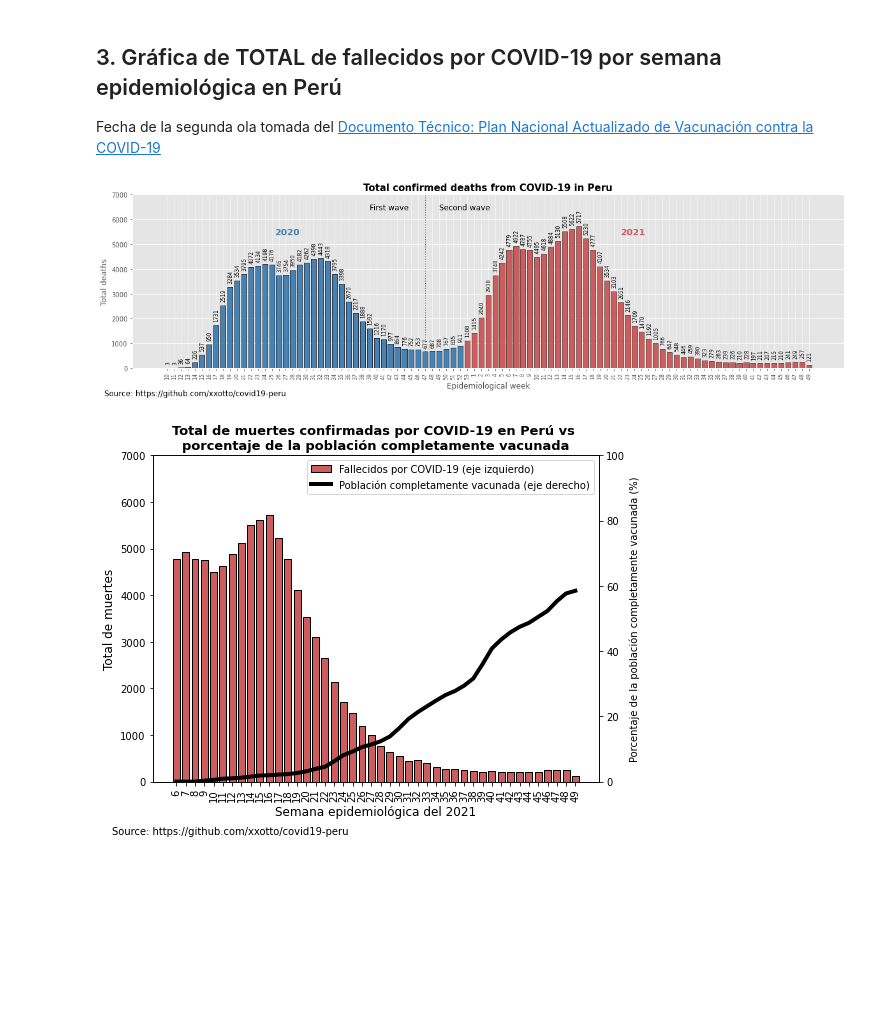
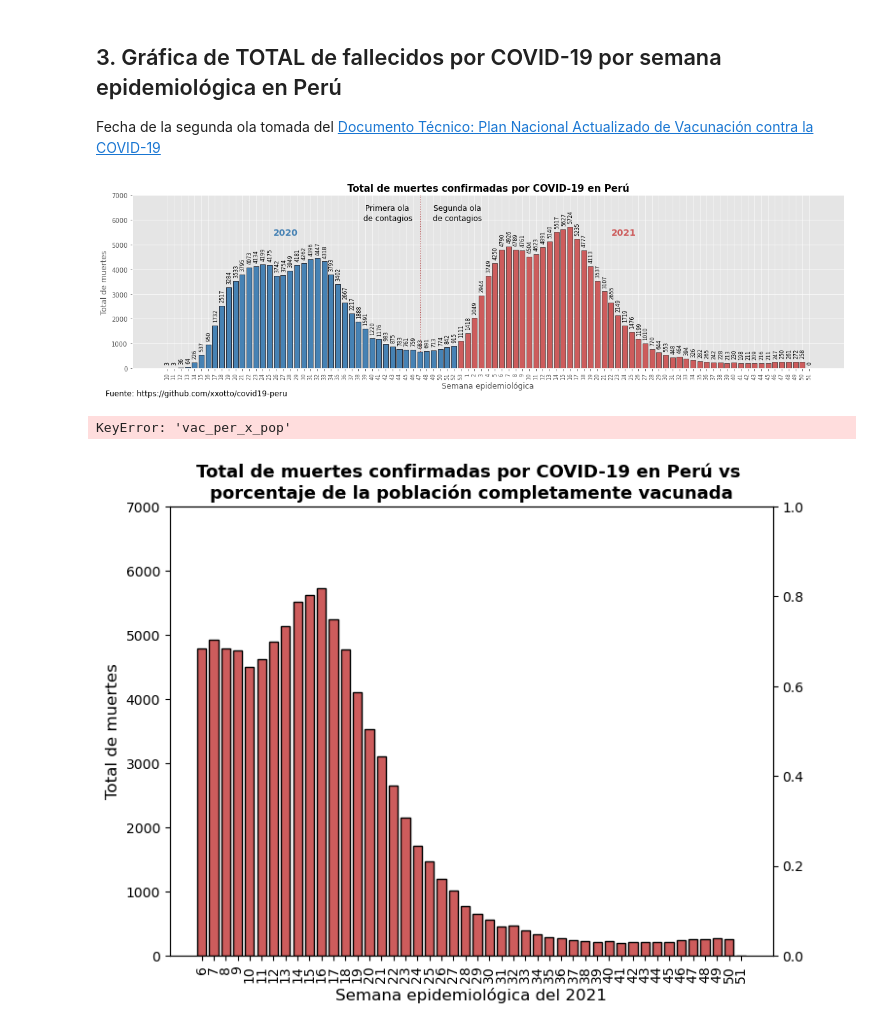
Before and after one commit to xxotto/covid19-Peru, a Jupyter notebook: 3_Analysis.ipynb, the cells around one changed output. Drawn from its saved outputs; the diff is of its cells as text; code cells hidden in the pictures; blank space fills up the shorter version.

```diff
--- a/3_Analysis.ipynb
+++ b/3_Analysis.ipynb
@@ -32,24 +14,29 @@ vac_dep_semEpi = pd.read_csv('Data/vacunados_x_departamentos_x_semanaEpi.csv')
+# %%
+dp1 = pd.read_csv('Data/DP1_vacunados_y_fallecidos_x_semanaEpi.csv')
+dp2 = pd.read_csv('Data/DP2_TOTAL_vacunados_y_fallecidos_x_departamento.csv')
 # %% [markdown]
 ## 3. Gráfica de TOTAL de fallecidos por COVID-19 por semana epidemiológica en Perú
 
 Fecha de la segunda ola tomada del [Documento Técnico: Plan Nacional Actualizado de Vacunación contra la COVID-19](https://cdn.www.gob.pe/uploads/document/file/1805113/Plan%20Nacional%20Actualizado%20contra%20la%20COVID-19.pdf)
 # %%
-def barplot_dec(df):
+df1 = dp1[['year', 'epi_week', 'total_fallecidos']]
+
+def barplot_dec(df, fal):
 
     plt.figure(figsize=(20, 5)) # Create a figure
     plt.style.use('ggplot') # Using the style for the plot
 
     width = 0.75 # Bar width
     x = np.arange(len(df["epi_week"]))
-    a = plt.bar(x, df["deceased"], width, color="indianred", edgecolor="black", zorder=2)  # Create bars
-    plt.bar(np.arange(0,43), df["deceased"].iloc[0:43], width, color="steelblue", edgecolor="black", zorder=3)
+    a = plt.bar(x, df[fal], width, color="indianred", edgecolor="black", zorder=2)  # Create bars
+    plt.bar(np.arange(0,43), df[fal].iloc[0:43], width, color="steelblue", edgecolor="black", zorder=3)
 
     plt.xticks(x, df["epi_week"], rotation = 90)  # Create names on the x-axis
     plt.yticks(np.arange(0, 7500, 1000))  # Range on y axis
 
-    plt.title("Total confirmed deaths from COVID-19 in Peru", fontsize=15, weight="bold")
-    plt.xlabel("Epidemiological week", fontsize=12)
-    plt.ylabel("Total deaths", fontsize = 12)
+    plt.title("Total de muertes confirmadas por COVID-19 en Perú", fontsize=15, weight="bold")
+    plt.xlabel("Semana epidemiológica", fontsize=12)
+    plt.ylabel("Total de muertes", fontsize = 12)
     plt.tick_params(axis="x", labelsize = 8)
 
     def autolabel(rects):
@@ -64,8 +51,10 @@ def barplot_dec(df):
     plt.text(15.5, 5375, r"2020", fontsize=14, color = "steelblue", weight="bold")
     plt.text(65, 5375, r"2021", fontsize=14, color="indianred", weight="bold")
 
-    plt.text(29, 6375, r"First wave", fontsize=12)
-    plt.text(39, 6375, r"Second wave", fontsize=12)
+    plt.text(29, 6375, r"Primera ola", fontsize=12)
+    plt.text(28.7, 5975, r"de contagios", fontsize=12)
+    plt.text(39, 6375, r"Segunda ola", fontsize=12)
+    plt.text(38.9, 5975, r"de contagios", fontsize=12)
 
     # In week 47 start the new wave (01/12/2020)
     plt.axvline(x=37, color="brown", linestyle=":", linewidth=1, zorder=1)
@@ -73,57 +62,59 @@ def barplot_dec(df):
     plt.grid(True, axis= "x", linewidth=.5, linestyle="-")  # Configure grid
     plt.rcParams["axes.axisbelow"] = True
 
-    plt.text(-9, -1100, r"Source: https://github.com/xxotto/covid19-peru", fontsize=12)
+    plt.text(-9, -1100, r"Fuente: https://github.com/xxotto/covid19-peru", fontsize=12)
 
     plt.savefig('Images/covid19-peru_fallecidos_x_semanaEpi.png', bbox_inches='tight') # Save figure
     plt.show() # Plot figure
 
-barplot_dec(vac_fal_semEpi)
+barplot_dec(df1, 'total_fallecidos')
 # %% [output]
-[figure, old version]
+[figure, new version]
 # %%
-def barplot_dec(df):
+def barplot_dec(df, fal):
 
     fig = plt.figure(figsize=(8, 6)) # Create a figure
     ax = fig.add_subplot(111)
     plt.style.use('default') # Using the style for the plot
 
     # Fallecidos desde que empezó la jornada de vacunación en semana epi 5 del 2021
-    fal = df["deceased"].iloc[49:]
+    fal = df[fal].iloc[49:]
 
     # Primera gráfica de barras
     width = 0.75 # Bar width
     x = np.arange(len(fal))
     ax.bar(x, fal, width, color="indianred", edgecolor="black", zorder=2,
                     label='Fallecidos por COVID-19 (eje izquierdo)')
 
     plt.xticks(x, df["epi_week"].iloc[49:], rotation = 90)
     plt.yticks(np.arange(0, 7500, 1000))
     plt.ylabel("Total de muertes", fontsize = 12)
     plt.tick_params(axis="x", labelsize = 10)
 
     plt.title("Total de muertes confirmadas por COVID-19 en Perú vs \nporcentaje de la población completamente vacunada",
               fontsize=13, weight="bold")
     plt.xlabel("Semana epidemiológica del 2021", fontsize=12)
+
     # Segunda gráfica de frecuencia acumulada de fallecidos
     ax2 = plt.twinx()
-    ax2.plot(x, vac_fal_semEpi['vac_per_x_pop'].iloc[49:], color='black', linestyle="-", linewidth=4,
+    ax2.plot(x, df['vac_per_x_pop'].iloc[49:], color='black', linestyle="-", linewidth=4,
             label='Población completamente vacunada (eje derecho)')
     ax2.set_ylim(0,100,10)
 
     lines, labels = ax.get_legend_handles_labels()
     lines2, labels2 = ax2.get_legend_handles_labels()
     ax2.legend(lines + lines2, labels + labels2, loc=0)
     ax2.set_ylabel('Porcentaje de la población completamente vacunada (%)')
 
     plt.text(-7, -16, r"Source: https://github.com/xxotto/covid19-peru", fontsize=10)
 
-    plt.savefig('Images/covid19-peru_fallecidos_vs_vacunados_x_semanaEpi.png', bbox_inches='tight') # Save figure
+    #plt.savefig('Images/covid19-peru_fallecidos_vs_vacunados_x_semanaEpi.png', bbox_inches='tight') # Save figure
     plt.show() # Plot figure
 
-barplot_dec(vac_fal_semEpi)
+barplot_dec(df1, 'total_fallecidos')
 # %% [output]
+KeyError: 'vac_per_x_pop'
-[figure, old version]
+[figure, new version]
 # %%
 # Barplot of TOTAL VACCINATED
 def barplot_vac(df):
```
Also changed, not shown: parts of 14 cells of this notebook, 1 other file.
